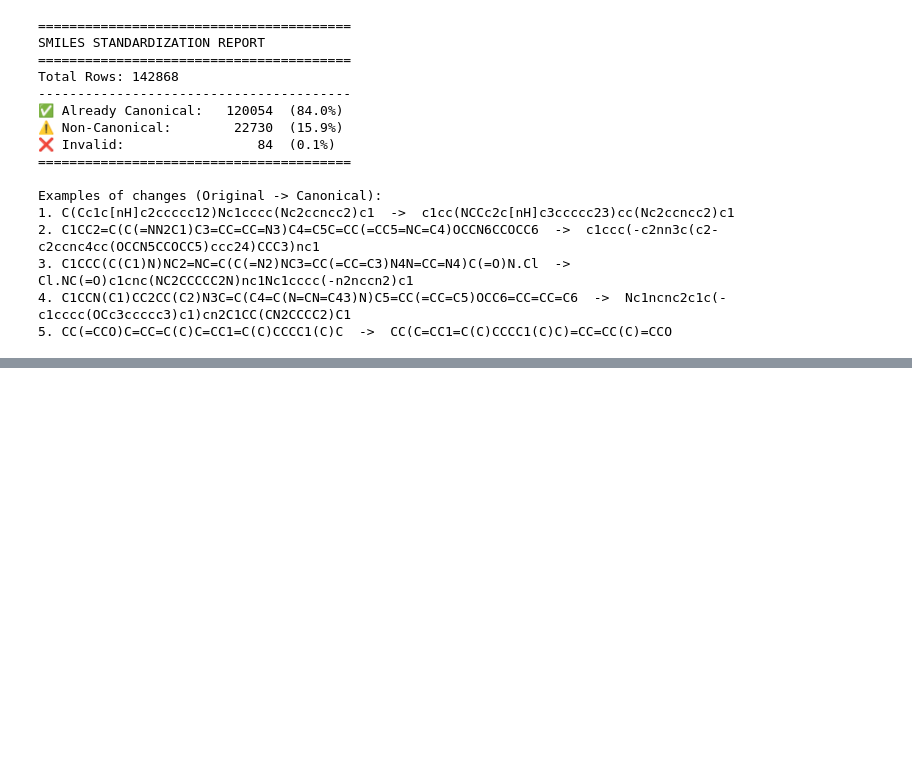
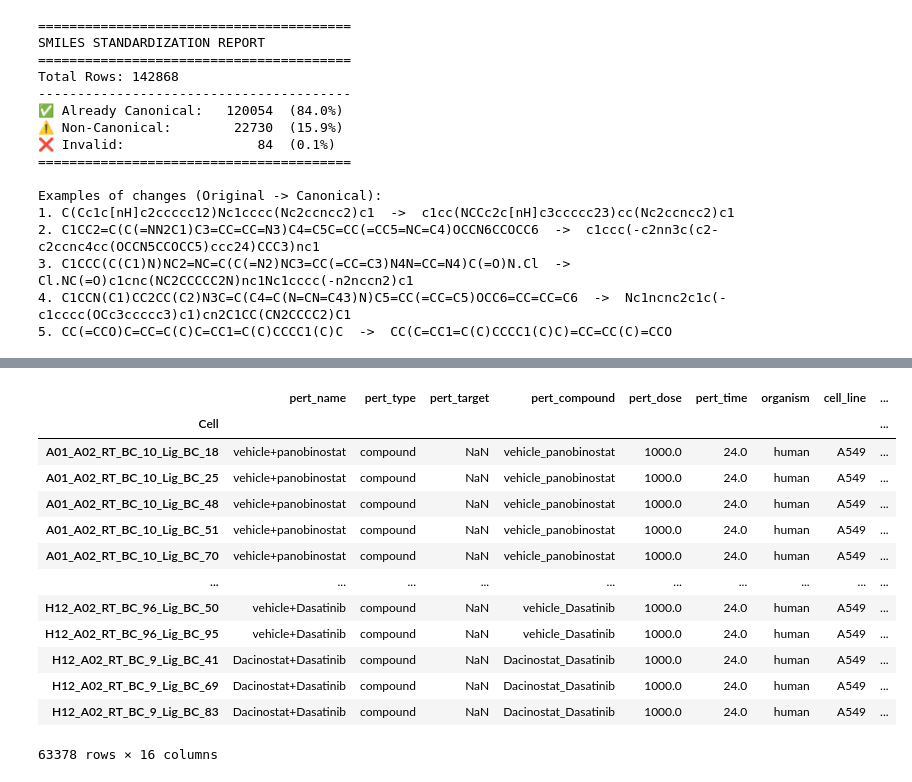
Before and after one commit to theislab/embpy, a Jupyter notebook: docs/notebooks/benchmark_notebook.ipynb, the cells around one changed output, grey strips where cells are left out. Cells and saved outputs as stored; diff of their text form; code cells hidden in the pictures; blank space fills up the shorter version.

```diff
--- a/docs/notebooks/benchmark_notebook.ipynb
+++ b/docs/notebooks/benchmark_notebook.ipynb
@@ -5855,2 +5864,19 @@ print(adata_tahoe.obs.columns.tolist())
+# %%
+adata_combo.obs
+# %% [output]
+|  | pert_name | pert_type | pert_target | pert_compound | pert_dose | pert_time | organism | cell_line | ... |
+| Cell |  |  |  |  |  |  |  |  | ... |
+| A01_A02_RT_BC_10_Lig_BC_18 | vehicle+panobinostat | compound | NaN | vehicle_panobinostat | 1000.0 | 24.0 | human | A549 | ... |
+| A01_A02_RT_BC_10_Lig_BC_25 | vehicle+panobinostat | compound | NaN | vehicle_panobinostat | 1000.0 | 24.0 | human | A549 | ... |
+| A01_A02_RT_BC_10_Lig_BC_48 | vehicle+panobinostat | compound | NaN | vehicle_panobinostat | 1000.0 | 24.0 | human | A549 | ... |
+| A01_A02_RT_BC_10_Lig_BC_51 | vehicle+panobinostat | compound | NaN | vehicle_panobinostat | 1000.0 | 24.0 | human | A549 | ... |
+| A01_A02_RT_BC_10_Lig_BC_70 | vehicle+panobinostat | compound | NaN | vehicle_panobinostat | 1000.0 | 24.0 | human | A549 | ... |
+| ... | ... | ... | ... | ... | ... | ... | ... | ... | ... |
+| H12_A02_RT_BC_96_Lig_BC_50 | vehicle+Dasatinib | compound | NaN | vehicle_Dasatinib | 1000.0 | 24.0 | human | A549 | ... |
+| H12_A02_RT_BC_96_Lig_BC_95 | vehicle+Dasatinib | compound | NaN | vehicle_Dasatinib | 1000.0 | 24.0 | human | A549 | ... |
+| H12_A02_RT_BC_9_Lig_BC_41 | Dacinostat+Dasatinib | compound | NaN | Dacinostat_Dasatinib | 1000.0 | 24.0 | human | A549 | ... |
+| H12_A02_RT_BC_9_Lig_BC_69 | Dacinostat+Dasatinib | compound | NaN | Dacinostat_Dasatinib | 1000.0 | 24.0 | human | A549 | ... |
+| H12_A02_RT_BC_9_Lig_BC_83 | Dacinostat+Dasatinib | compound | NaN | Dacinostat_Dasatinib | 1000.0 | 24.0 | human | A549 | ... |
+63378 rows × 16 columns
 # %%
 print(adata_combo)
```
Also changed, not shown: parts of 8 cells of this notebook, 38 other files.
